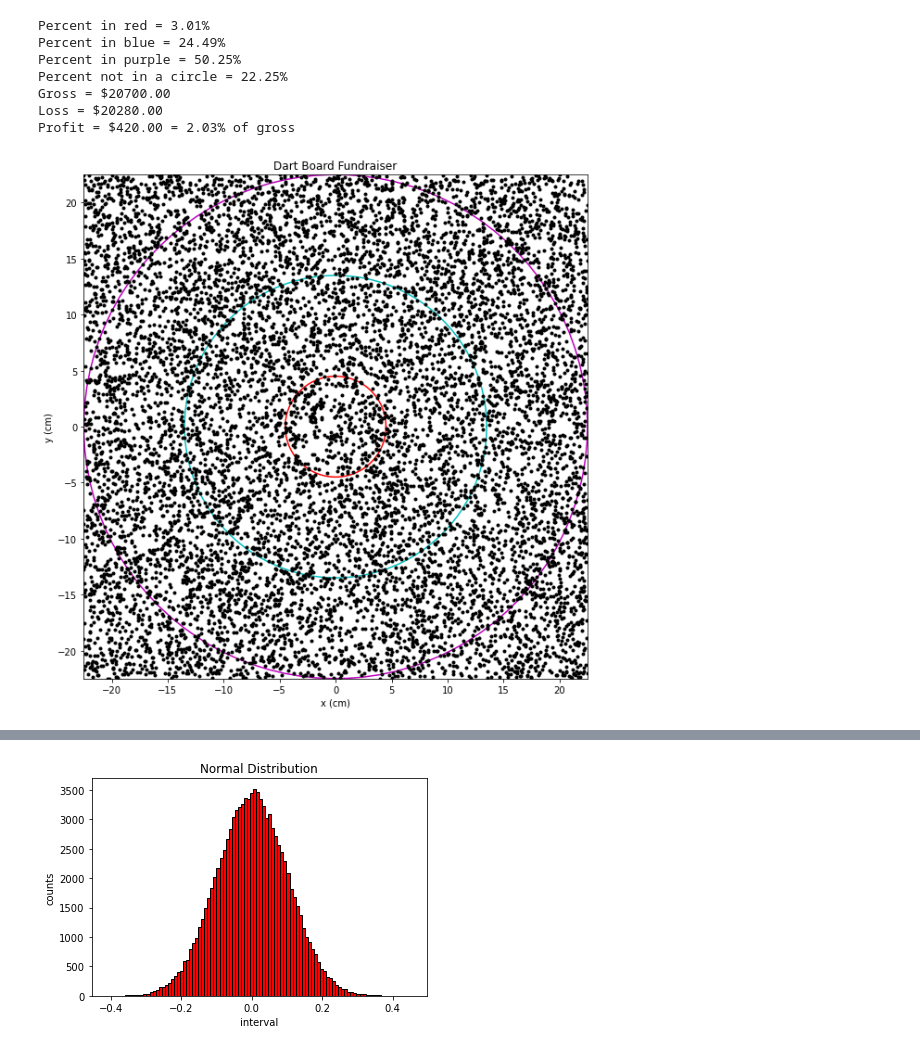
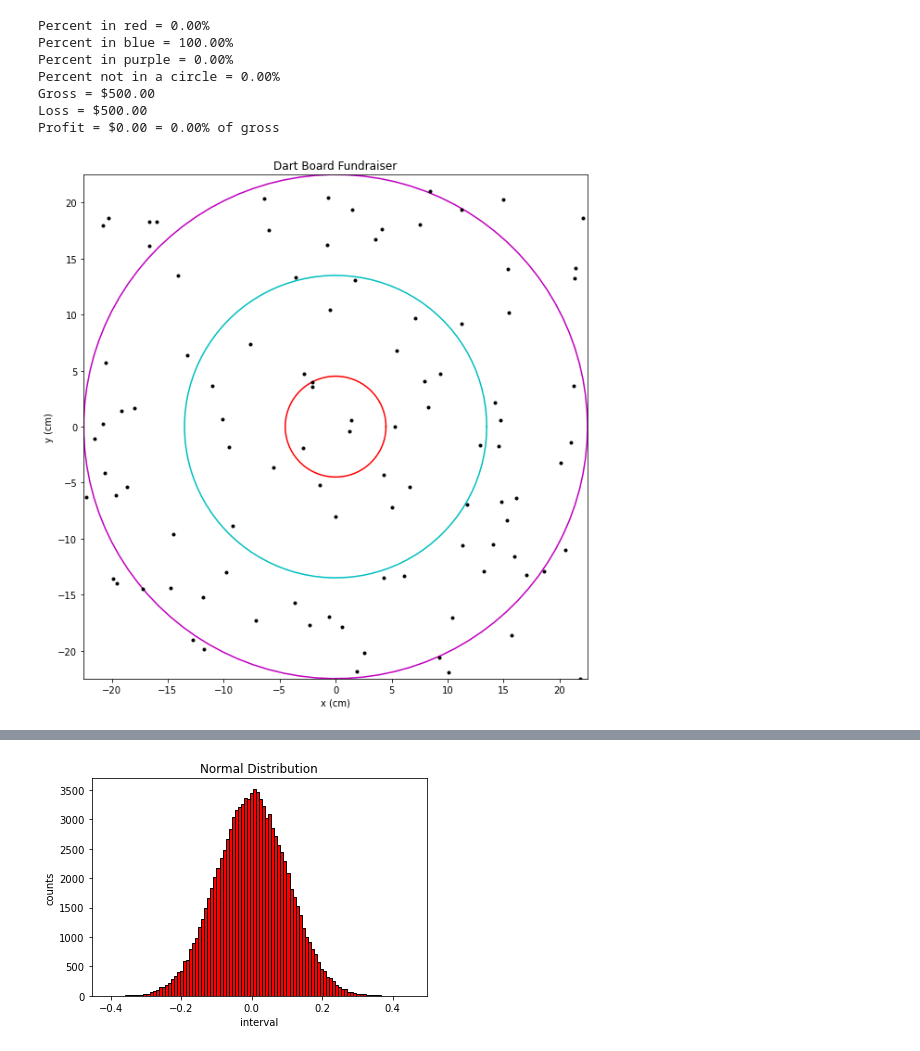
Before and after one commit to atitus/math-modeling-2, a Jupyter notebook: unit-02/02-02-game/02-02-game-solution.ipynb, the cells around one changed output, grey strips where cells are left out. Cells and saved outputs as stored; diff of their text form; code cells hidden in the pictures.

```diff
--- a/unit-02/02-02-game/02-02-game-solution.ipynb
+++ b/unit-02/02-02-game/02-02-game-solution.ipynb
@@ -25,5 +34,8 @@ For the fundraiser, you will sell "throws" for a certain price $P$. What should
 # %%
-L = 45
+P = 5 #price per dart
+Ntosses = 100 #number of darts thrown
+
+L = 45 #the length of one side of the dart board in cm
 Rpurple = 45/2
 Rblue = 27/2
 Rred = 9/2
@@ -31,8 +43,6 @@ Rred = 9/2
 Ppurple = 1
 Pblue = 5
 Pred = 10
-P = 2.07
-Ntosses = 10000
 
 Npurple = 0
 Nblue = 0
@@ -43,18 +53,23 @@ ymodel = []
 
 for i in range(1,Ntosses+1):
 
-    x = rand.uniform(-L/2,L/2)
-    y = rand.uniform(-L/2,L/2)
+    x = rand.uniform(-L/2,L/2) #should be a random number
+    y = rand.uniform(-L/2,L/2) #should be a random number
     xmodel.append(x)
     ymodel.append(y)
 
-    r = np.sqrt(x**2+y**2)
+    ######
+
+    # See if the x,y coordinates of a dart is within each circle and count Npurple, Nblue, or Nred
+#    r = np.sqrt(x**2+y**2)
     if r<Rpurple and r>Rblue:
         Npurple = Npurple + 1
     elif r<Rblue and r>Rred:
         Nblue = Nblue + 1
     elif r<Rred:
         Nred = Nred + 1
+
+    ######
 
 gross = P*Ntosses
 loss = Ppurple*Npurple + Pblue*Nblue + Pred*Nred
@@ -67,38 +82,38 @@ print("Percent not in a circle = {:.2f}%".format((Ntosses-Npurple-Nblue-Nred)/Nt
 print("Gross = ${:.2f}".format(gross))
 print("Loss = ${:.2f}".format(loss))
 print("Profit = ${:.2f} = {:.2f}% of gross".format(gross-loss, (gross-loss)/gross*100))
 
 
 #red circle
 theta = np.linspace(0,2*np.pi,100)
 xred = Rred*np.cos(theta)
 yred = Rred*np.sin(theta)
 #blue circle
 xblue = Rblue*np.cos(theta)
 yblue = Rblue*np.sin(theta)
 #purple circle
 xpurple = Rpurple*np.cos(theta)
 ypurple = Rpurple*np.sin(theta)
 
 #graph
 plt.figure(figsize=(10,10))
 plt.title("Dart Board Fundraiser")
 plt.xlabel("x (cm)")
 plt.ylabel("y (cm)")
 plt.xlim(-L/2, L/2)
 plt.ylim(-L/2, L/2)
 plt.plot(xred, yred, 'r-')
 plt.plot(xblue, yblue, 'c-')
 plt.plot(xpurple, ypurple, 'm-')
 plt.plot(xmodel,ymodel, 'k.')
 plt.gca().set_aspect('equal', adjustable='box')
 plt.show()
 # %% [output]
-Percent in red = 3.01%
-Percent in blue = 24.49%
-Percent in purple = 50.25%
-Percent not in a circle = 22.25%
-Gross = $20700.00
-Loss = $20280.00
-Profit = $420.00 = 2.03% of gross
+Percent in red = 0.00%
+Percent in blue = 100.00%
+Percent in purple = 0.00%
+Percent not in a circle = 0.00%
+Gross = $500.00
+Loss = $500.00
+Profit = $0.00 = 0.00% of gross
-[figure, old version]
+[figure, new version]
```
Also changed, not shown: parts of 9 cells of this notebook, 2 other files.
